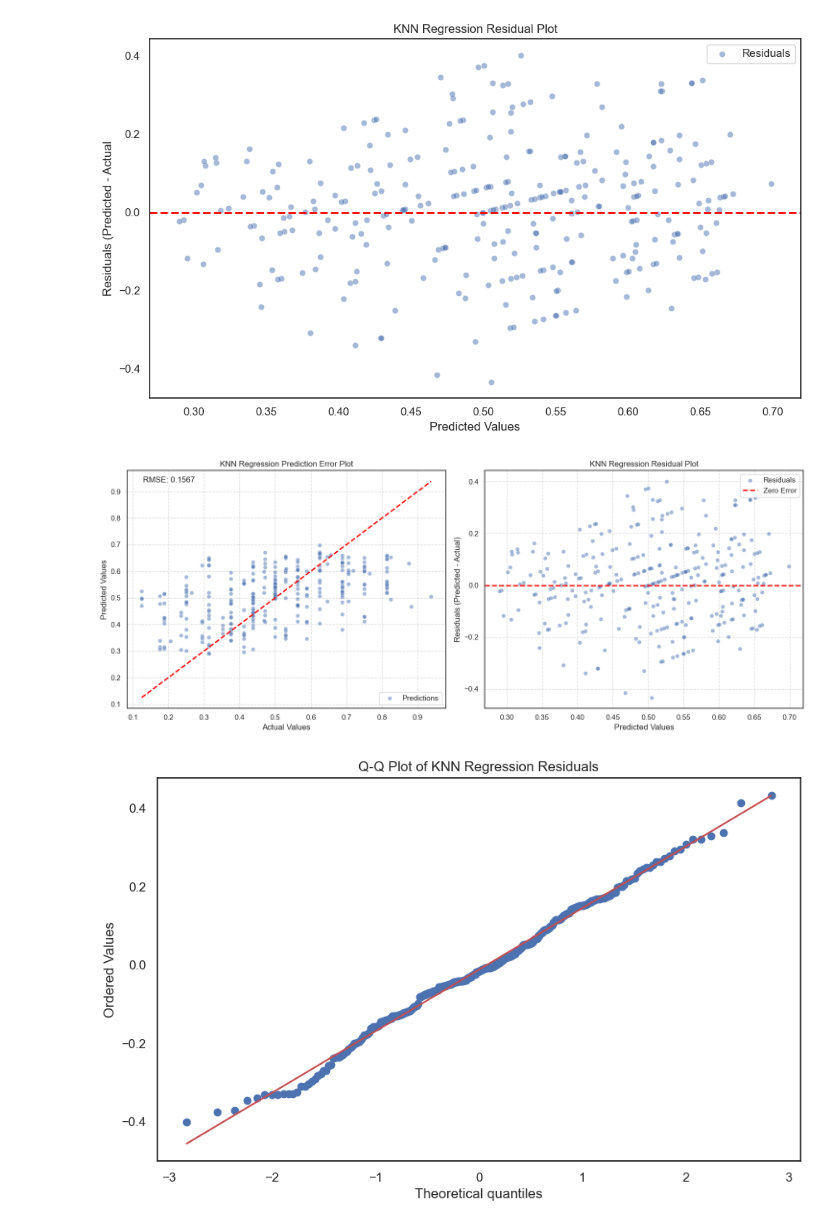
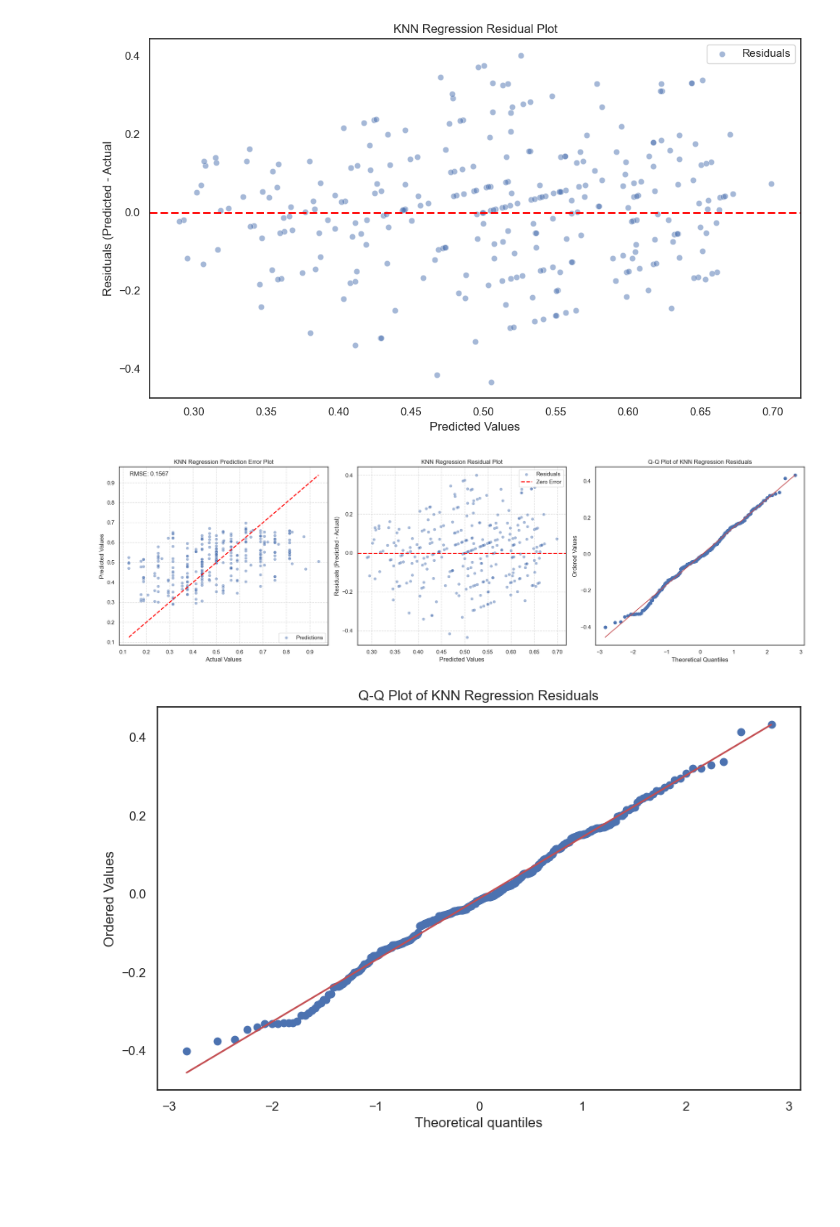
Before and after one commit to chrisizenour/football_analysis, a Jupyter notebook: notebooks/nfl_supervised_learning_pt1.ipynb, the cells around one changed output. Saved outputs shown, nothing was run; the diff lists cells and outputs as text; code cells hidden in the pictures; blank space fills up the shorter version.

```diff
--- a/notebooks/nfl_supervised_learning_pt1.ipynb
+++ b/notebooks/nfl_supervised_learning_pt1.ipynb
@@ -887,7 +933,7 @@ knn_residuals_plot.savefig(f'{project_data_exports_path}/knn_residuals_plot.png'
 [figure]
 # %%
 # Assuming y_test and rf_preds are defined from your model
-knn_pred_error_residuals_plot, (ax1, ax2) = plt.subplots(1, 2, figsize=(15, 6))
+knn_pred_error_residuals_qq_plot, (ax1, ax2, ax3) = plt.subplots(1, 3, figsize=(20, 6))
 
 # Parity Plot (Actual vs. Predicted)
 sns.scatterplot(
@@ -896,36 +942,43 @@ sns.scatterplot(
     alpha=0.5,
     ax=ax1,
     label='Predictions'
     )
 
 ax1.plot([y_test.min(), y_test.max()], [y_test.min(), y_test.max()], '--', color='red', linewidth=2)
 ax1.text(0.05, 0.95, f'RMSE: {knn_rmse:.4f}', transform=ax1.transAxes, bbox=dict(facecolor='white', alpha=0.8))
 ax1.set_xlabel("Actual Values")
 ax1.set_ylabel("Predicted Values")
 ax1.set_title("KNN Regression Prediction Error Plot")
 ax1.legend()
 ax1.grid(True, linestyle='--', alpha=0.7)
 
 # Residual Plot
 sns.scatterplot(
     x=knn_preds,
     y=knn_preds - y_test,
     ax=ax2,
     alpha=0.5,
     label='Residuals',
 )
 ax2.axhline(y=0, color='red', linestyle='--', linewidth=2, label='Zero Error')
 ax2.set_title("KNN Regression Residual Plot")
 ax2.set_xlabel("Predicted Values")
 ax2.set_ylabel("Residuals (Predicted - Actual)")
 ax2.legend()
 ax2.grid(True, linestyle='--', alpha=0.7)
 
+# Q-Q Plot
+knn_resids = y_test - knn_preds
+stats.probplot(knn_resids, dist='norm', plot=ax3)
+ax3.set_title('Q-Q Plot of KNN Regression Residuals')
+ax3.set_xlabel("Theoretical Quantiles")
+ax3.set_ylabel("Ordered Values")
+
 # Adjust layout
-knn_pred_error_residuals_plot.tight_layout()
-knn_pred_error_residuals_plot.savefig(f'{project_data_exports_path}/knn_pred_error_residuals_plot.png', dpi=300, bbox_inches='tight')
+knn_pred_error_residuals_qq_plot.tight_layout()
+knn_pred_error_residuals_qq_plot.savefig(f'{project_data_exports_path}/knn_pred_error_residuals_qq_plot.png', dpi=300, bbox_inches='tight')
 # %% [output]
-[figure, old version]
+[figure, new version]
 # %%
 knn_resids = y_test - knn_preds
 knn_qq_plot, ax = plt.subplots(1, 1, figsize=(10,6), facecolor='white')
```
Also changed, not shown: parts of 37 cells of this notebook, 33 other files.
